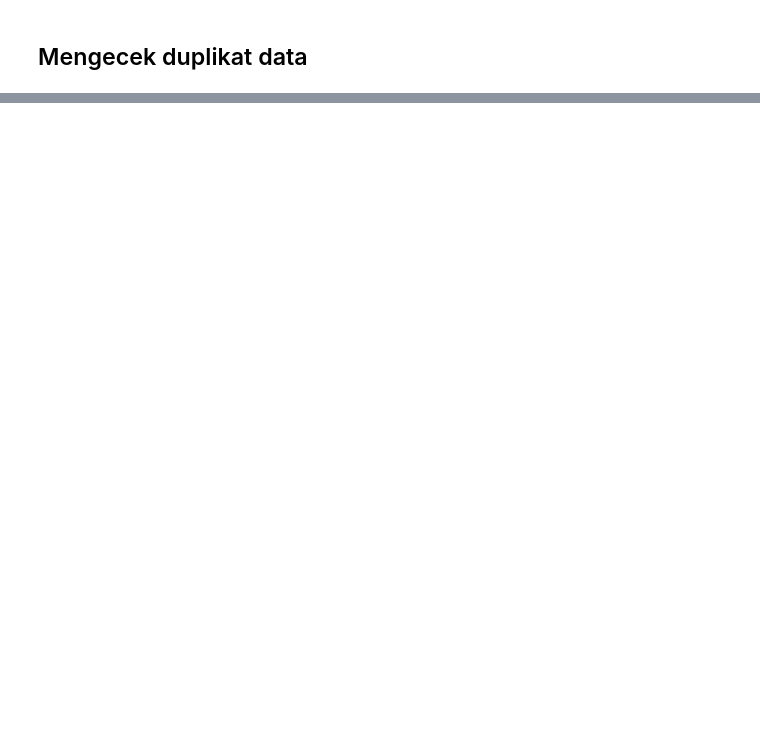
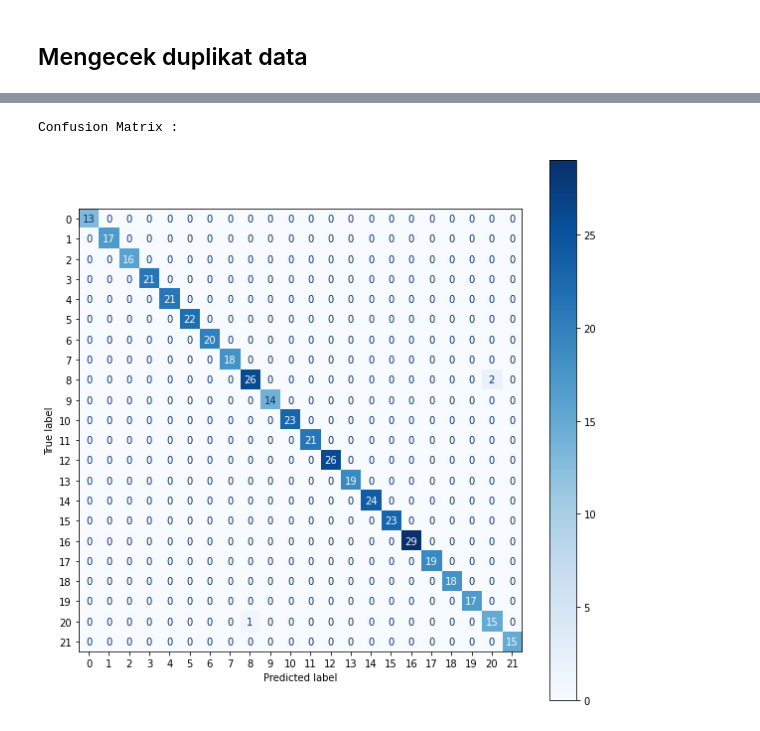
Before and after one commit to wiwekapremana/system-recommendation-crop, a Jupyter notebook: System_Recommendation_Crop.ipynb, the cells around one changed output, grey strips where cells are left out. Drawn from its saved outputs; the diff is of its cells as text; code cells hidden in the pictures; blank space fills up the shorter version.

```diff
--- a/System_Recommendation_Crop.ipynb
+++ b/System_Recommendation_Crop.ipynb
@@ -192,0 +457,13 @@ print(check_duplicates)
+# %%
+#initializing the model and fitting for train data
+xgb = XGBClassifier()
+pred_xgb = xgb.fit(X_train,y_train).predict(X_test)
+acc_xgb = accuracy_score(y_test,pred_xgb)
+#plotting confusion matrix
+print('Confusion Matrix : \n')
+fig, ax = plt.subplots(figsize=(10,10))
+plot_confusion_matrix(xgb,X_test,y_test,ax=ax,cmap=plt.cm.Blues)
+plt.show()
+# %% [output]
+Confusion Matrix :
+[figure, added]
```
Also changed, not shown: parts of 40 cells of this notebook.
